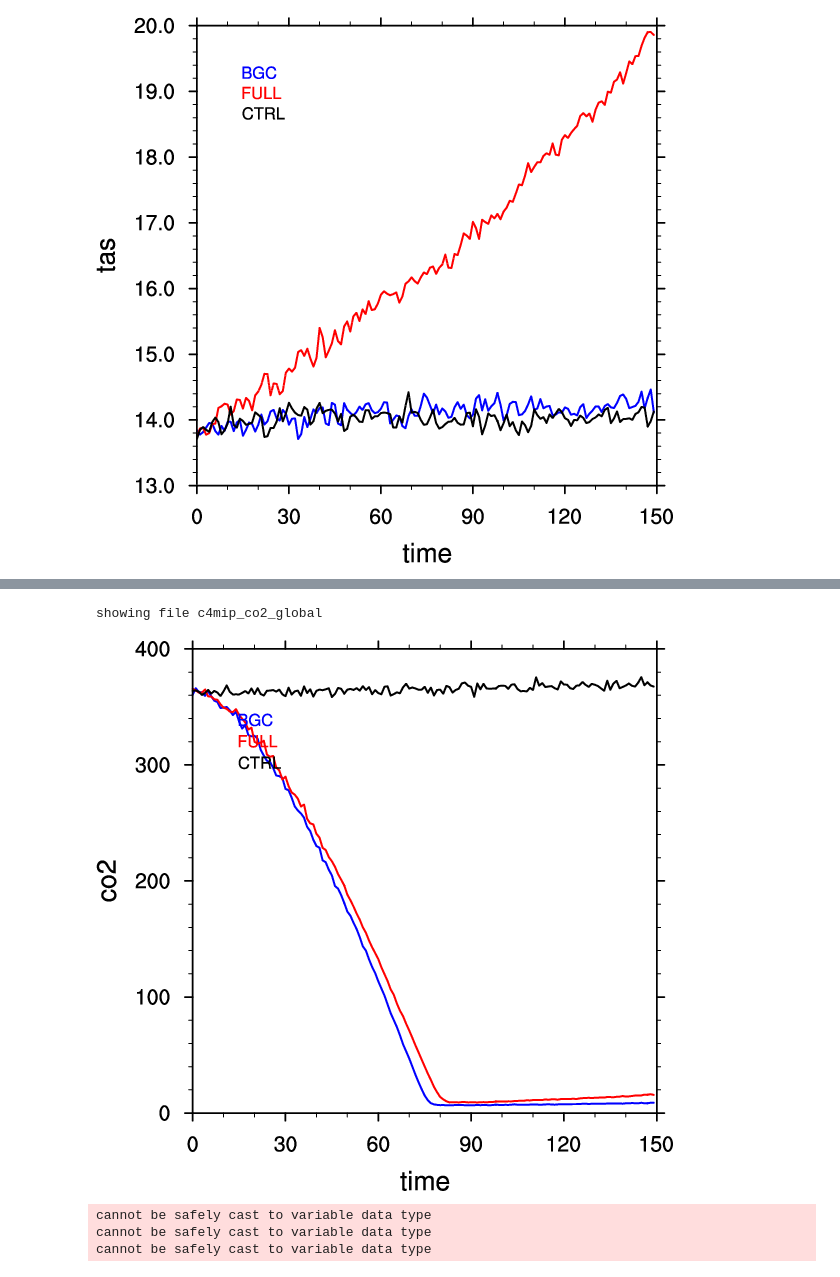
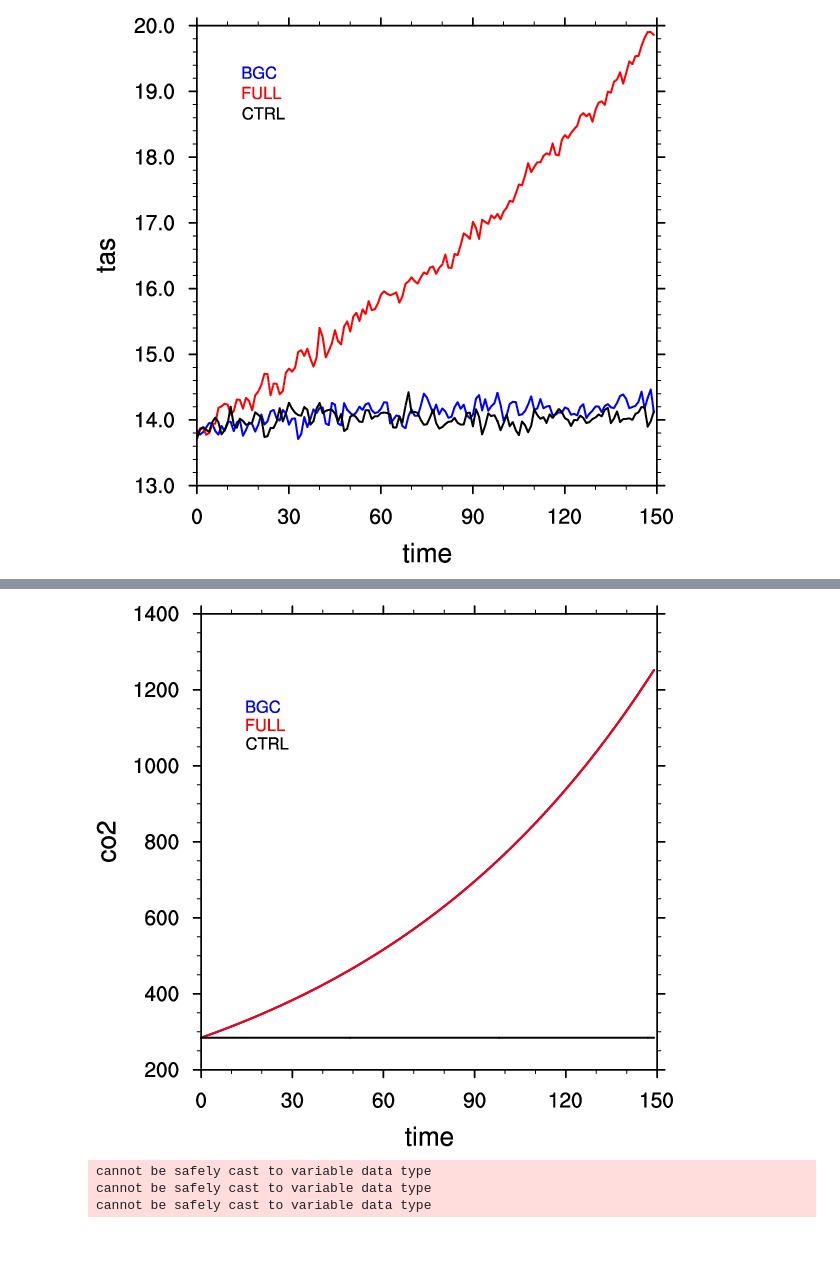
Before and after one commit to ckoven/cesm2_c4mip, a Jupyter notebook: cesm_c4mip.ipynb, the cells around one changed output, grey strips where cells are left out. Drawn from its saved outputs; the diff is of its cells as text; code cells hidden in the pictures; blank space fills up the shorter version.

Commit message:
updated co2 timeseries to use asserted 1%/yr values

```diff
--- a/cesm_c4mip.ipynb
+++ b/cesm_c4mip.ipynb
@@ -114,41 +114,48 @@ cannot be safely cast to variable data type
 showing file c4mip_tas_global
 [figure]
 # %%
-co2filenames = [
-['co2_Amon_CESM2_1pctCO2-bgc_r1i1p1f1_gn_000101-005012.nc',
-'co2_Amon_CESM2_1pctCO2-bgc_r1i1p1f1_gn_005101-010012.nc',
-'co2_Amon_CESM2_1pctCO2-bgc_r1i1p1f1_gn_010101-015012.nc'],
-['co2_Amon_CESM2_1pctCO2_r1i1p1f1_gn_000101-005012.nc',
-'co2_Amon_CESM2_1pctCO2_r1i1p1f1_gn_005101-010012.nc',
-'co2_Amon_CESM2_1pctCO2_r1i1p1f1_gn_010101-015012.nc'],
-['co2_Amon_CESM2_piControl_r1i1p1f1_gn_050001-059912.nc',
-'co2_Amon_CESM2_piControl_r1i1p1f1_gn_060001-069912.nc']
-]
+##co2filenames = [
+##['co2_Amon_CESM2_1pctCO2-bgc_r1i1p1f1_gn_000101-005012.nc',
+##'co2_Amon_CESM2_1pctCO2-bgc_r1i1p1f1_gn_005101-010012.nc',
+##'co2_Amon_CESM2_1pctCO2-bgc_r1i1p1f1_gn_010101-015012.nc'],
+##['co2_Amon_CESM2_1pctCO2_r1i1p1f1_gn_000101-005012.nc',
+##'co2_Amon_CESM2_1pctCO2_r1i1p1f1_gn_005101-010012.nc',
+##'co2_Amon_CESM2_1pctCO2_r1i1p1f1_gn_010101-015012.nc'],
+##['co2_Amon_CESM2_piControl_r1i1p1f1_gn_050001-059912.nc',
+##'co2_Amon_CESM2_piControl_r1i1p1f1_gn_060001-069912.nc']
+##]
+##
+##co2files_bgc=[]
+##for i in range(len(co2filenames[0])):
+##    co2files_bgc.append(nc4.Dataset(co2filenames[0][i]))
+##
+##co2files_ful=[]
+##for i in range(len(co2filenames[1])):
+##    co2files_ful.append(nc4.Dataset(co2filenames[1][i]))
+##
+##co2files_ctrl=[]
+##for i in range(len(co2filenames[2])):
+##    co2files_ctrl.append(nc4.Dataset(co2filenames[2][i]))
+##
+##
+##co2_bgc = np.ma.row_stack((co2files_bgc[0].variables['co2'][:,0,:,:],co2files_bgc[1].variables['co2'][:,0,:,:],co2files_bgc[2].variables['co2'][:,0,:,:])) * 1e6
+##co2_bgc_annual = smoothlib.monthly_to_annual(co2_bgc)
+##co2_bgc_global_annual = geog_funcs.area_average(co2_bgc_annual, lat, lon, area=area)
+##
+##co2_ful = np.ma.row_stack((co2files_ful[0].variables['co2'][:,0,:,:],co2files_ful[1].variables['co2'][:,0,:,:],co2files_ful[2].variables['co2'][:,0,:,:]))  * 1e6
+##co2_ful_annual = smoothlib.monthly_to_annual(co2_ful)
+##co2_ful_global_annual = geog_funcs.area_average(co2_ful_annual, lat, lon, area=area)
+##
+##co2_ctrl = np.ma.row_stack((co2files_ctrl[0].variables['co2'][:,0,:,:],co2files_ctrl[1].variables['co2'][:,0,:,:]))  * 1e6
+##co2_ctrl_annual = smoothlib.monthly_to_annual(co2_ctrl)
+##co2_ctrl_global_annual = geog_funcs.area_average(co2_ctrl_annual, lat, lon, area=area)
+##
 
-co2files_bgc=[]
-for i in range(len(co2filenames[0])):
-    co2files_bgc.append(nc4.Dataset(co2filenames[0][i]))
-
-co2files_ful=[]
-for i in range(len(co2filenames[1])):
-    co2files_ful.append(nc4.Dataset(co2filenames[1][i]))
-
-co2files_ctrl=[]
-for i in range(len(co2filenames[2])):
-    co2files_ctrl.append(nc4.Dataset(co2filenames[2][i]))
-
-
-co2_bgc = np.ma.row_stack((co2files_bgc[0].variables['co2'][:,0,:,:],co2files_bgc[1].variables['co2'][:,0,:,:],co2files_bgc[2].variables['co2'][:,0,:,:])) * 1e6
-co2_bgc_annual = smoothlib.monthly_to_annual(co2_bgc)
-co2_bgc_global_annual = geog_funcs.area_average(co2_bgc_annual, lat, lon, area=area)
-
-co2_ful = np.ma.row_stack((co2files_ful[0].variables['co2'][:,0,:,:],co2files_ful[1].variables['co2'][:,0,:,:],co2files_ful[2].variables['co2'][:,0,:,:]))  * 1e6
-co2_ful_annual = smoothlib.monthly_to_annual(co2_ful)
-co2_ful_global_annual = geog_funcs.area_average(co2_ful_annual, lat, lon, area=area)
-
-co2_ctrl = np.ma.row_stack((co2files_ctrl[0].variables['co2'][:,0,:,:],co2files_ctrl[1].variables['co2'][:,0,:,:]))  * 1e6
-co2_ctrl_annual = smoothlib.monthly_to_annual(co2_ctrl)
-co2_ctrl_global_annual = geog_funcs.area_average(co2_ctrl_annual, lat, lon, area=area)
+## don't actually read the co2 concentrations from CAM, as they are irrelevent to the simulation.  instead just compute the forced values
+co2_1850 = 284.3  ## from Meinshausen GMD 2017 GHG protocol paper
+co2_bgc_global_annual = co2_1850 * 1.01 ** np.arange(150)
+co2_ful_global_annual = co2_1850 * 1.01 ** np.arange(150)
+co2_ctrl_global_annual= co2_1850 * 1.0 ** np.arange(150)
 
 map_funcs.xyplot(np.arange(len(co2_ful_global_annual)), np.row_stack((co2_bgc_global_annual,co2_ful_global_annual,co2_ctrl_global_annual[0:150])), file='c4mip_co2_global', ytitle='co2', xtitle='time', showjupyter=True, colors=['blue','red','black'], labels=['BGC','FULL','CTRL'])
 # %% [output]
@@ -158,5 +163,4 @@ cannot be safely cast to variable data type
-showing file c4mip_co2_global
-[figure, old version]
+[figure, new version]
 # %%
 cVegfilenames = [
 ['cVeg_Lmon_CESM2_1pctCO2-bgc_r1i1p1f1_gn_000101-005012.nc',
```
Also changed, not shown: parts of 3 cells of this notebook.
